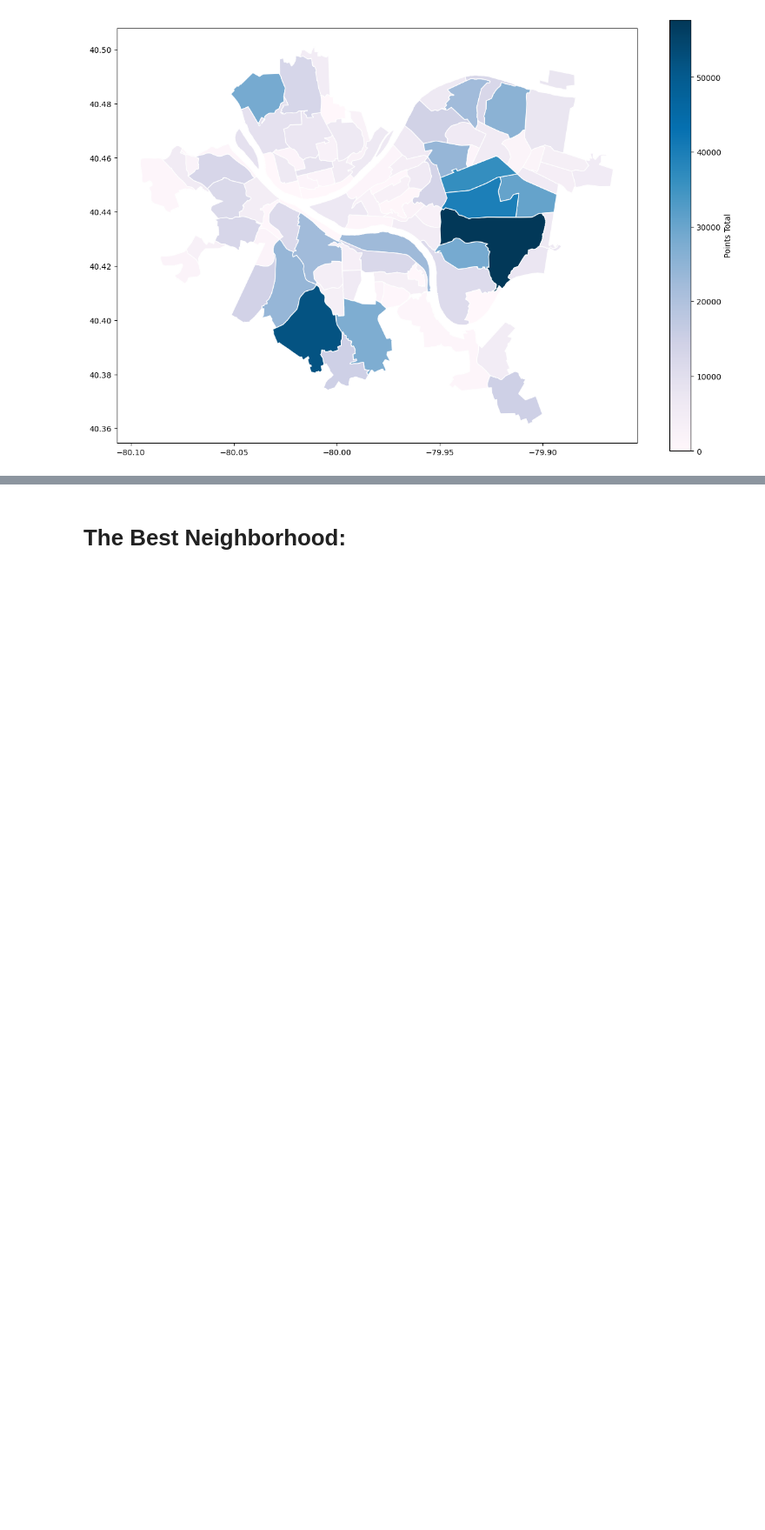
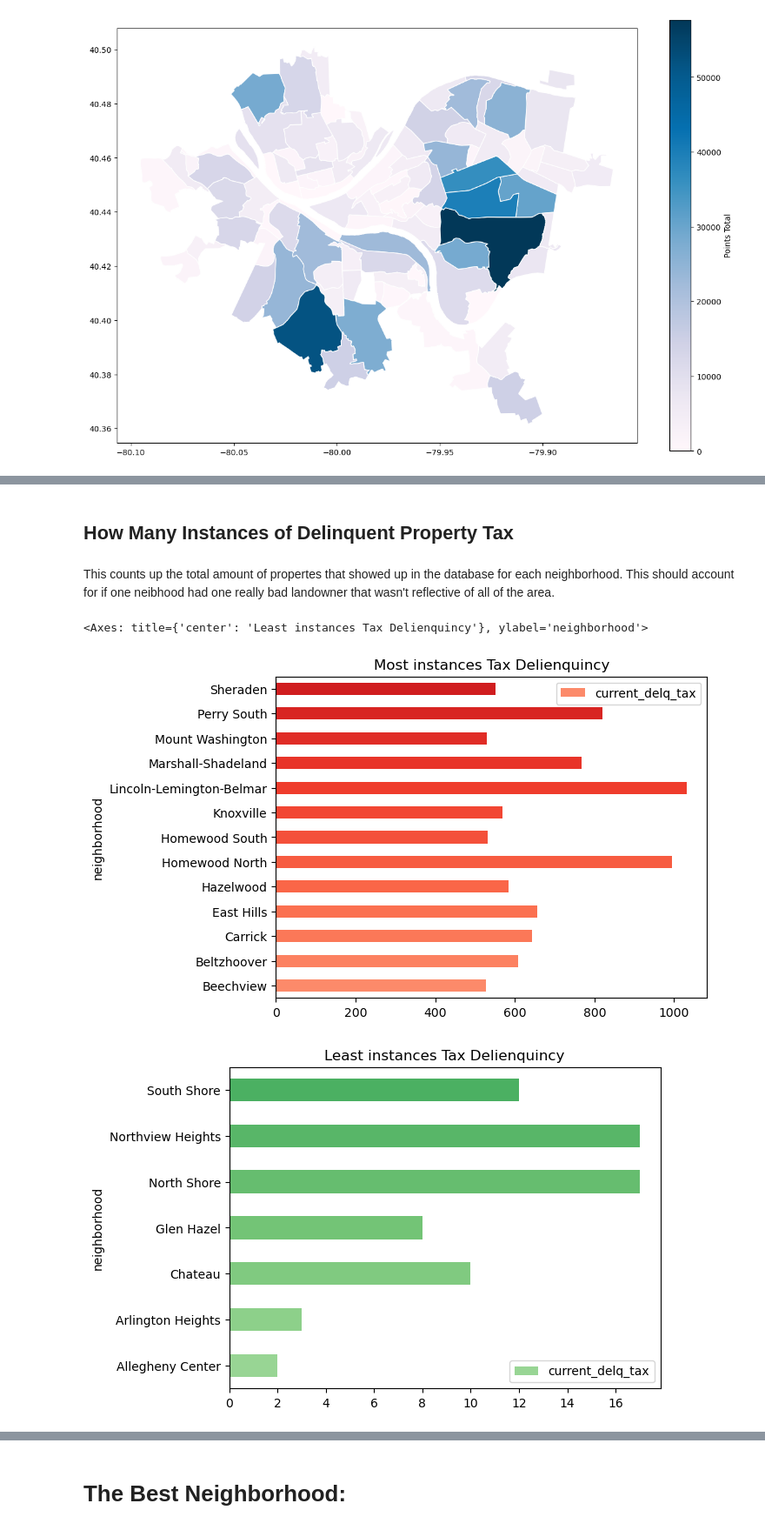
Before and after one commit to GoldSword1234/Big-Ideas-Group-Project, a Jupyter notebook: Final_Project.ipynb, the cells around one changed output, grey strips where cells are left out. Shown at 87% size. Drawn from its saved outputs; the diff is of its cells as text; code cells hidden in the pictures; blank space fills up the shorter version.

```diff
--- a/Final_Project.ipynb
+++ b/Final_Project.ipynb
@@ -491,0 +631,23 @@ house_map.plot(column="hood_y", cmap = "PuBu", edgecolor = "white", legend = Tru
+# %% [markdown]
+## How Many Instances of Delinquent Property Tax
+# %% [markdown]
+This counts up the total amount of propertes that showed up in the database for each neighborhood. This should account for if one neibhood had one really bad landowner that wasn't reflective of all of the area.
+# %%
+taxMany = tax.groupby('neighborhood')['current_delq_tax'].count().reset_index()
+
+filterMany2 = taxMany['current_delq_tax'] > 500
+filterManyLeast = taxMany['current_delq_tax'] > 0.0001
+filterManyLeast2 = taxMany['current_delq_tax'] < 20
+
+filteredManyTaxLeast = taxMany[filterManyLeast2 & filterManyLeast]
+filteredManyTaxMost = taxMany[filterMany2]
+# %%
+colorsMost = cm.Reds(np.linspace(0.4, 0.9, len(filteredTaxMost)))
+colorsLeast = cm.Greens(np.linspace(0.4, 0.9, len(filteredTaxLeast)))
+
+filteredManyTaxMost.plot(kind='barh', x='neighborhood', y='current_delq_tax', title="Most instances Tax Delienquincy",color=colorsMost)
+filteredManyTaxLeast.plot(kind='barh', x='neighborhood', y='current_delq_tax', title="Least instances Tax Delienquincy",color=colorsLeast)
+# %% [output]
+<Axes: title={'center': 'Least instances Tax Delienquincy'}, ylabel='neighborhood'>
+[figure, added]
+[figure, added]
```
Also changed, not shown: parts of 28 cells of this notebook, 6 other files.
